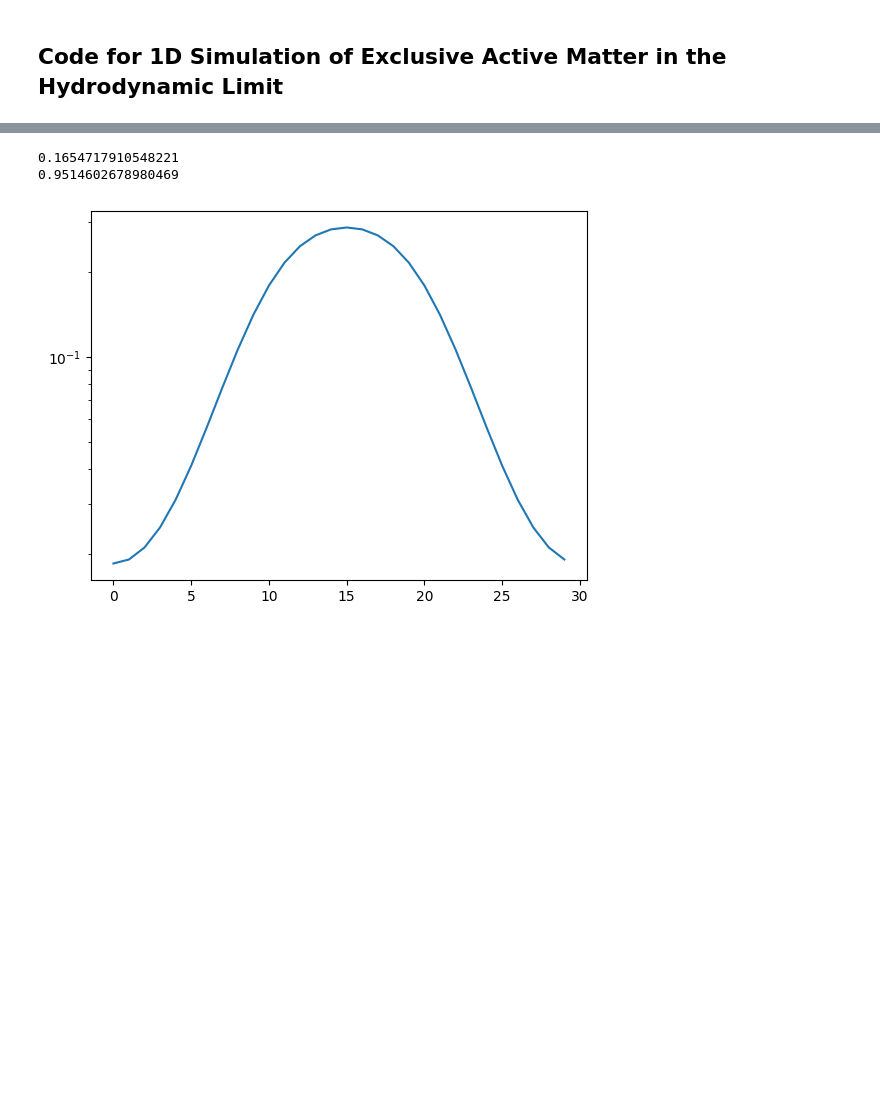
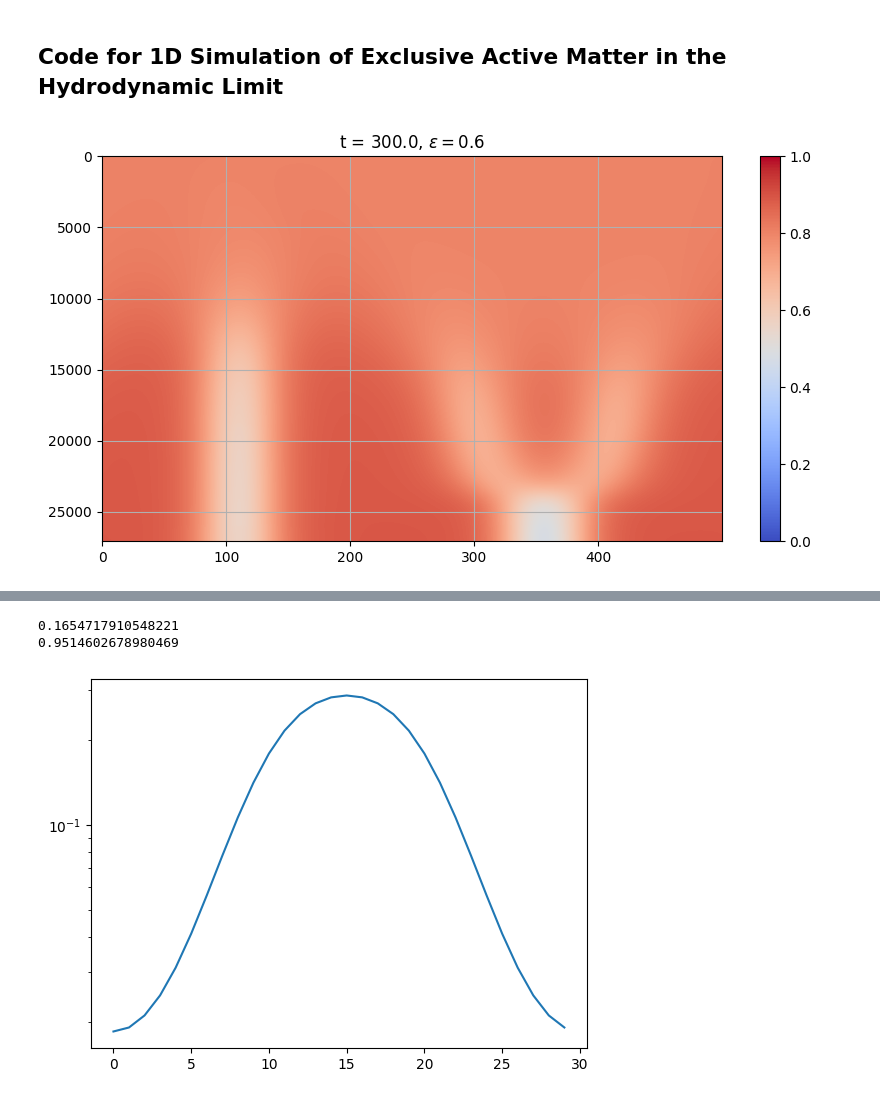
Before and after one commit to noahgrodzinski/Active-Interfaces, a Jupyter notebook: Numerics_1D/no_wall_sims/easy_to_read_1d_sims.ipynb, the cells around one changed output, grey strips where cells are left out. Saved outputs shown, nothing was run; the diff lists cells and outputs as text; code cells hidden in the pictures; blank space fills up the shorter version.

```diff
--- a/Numerics_1D/no_wall_sims/easy_to_read_1d_sims.ipynb
+++ b/Numerics_1D/no_wall_sims/easy_to_read_1d_sims.ipynb
@@ -9,15 +9,17 @@ from numba import njit
 import dim_one_sim
 # %%
 N_x = 500
-end_time = 100.0
+end_time = 300.0
 epsilon=0.6
-test_f = dim_one_sim.f(N_x=N_x, N_theta=50, v_0=15, L_x=20)
+test_f = dim_one_sim.f(N_x=N_x, N_theta=50, v_0=11, L_x=20)
 #test_f.set_gaussian(std_dev=0.4)
 test_f.set_random(phi=0.8, delta=0.2)
 test_f.evolve_to_time(t=end_time, recording_steps=1.0/200)
 test_f.plot_history(y_breaks = 1, x_breaks=2)
 plt.title(f't = {end_time}, $\epsilon=${epsilon}')
 plt.show()
+# %% [output]
+[figure, added]
 # %%
 print(np.mean(test_f.history_rho[0]))
 # %% [output]
```
Also changed, not shown: parts of 2 cells of this notebook.
